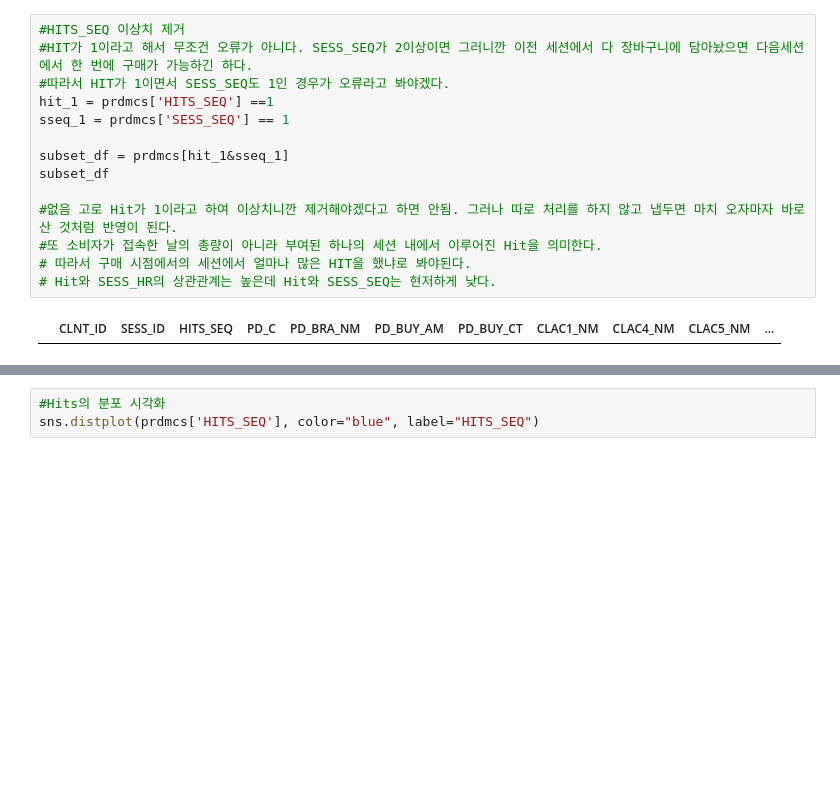
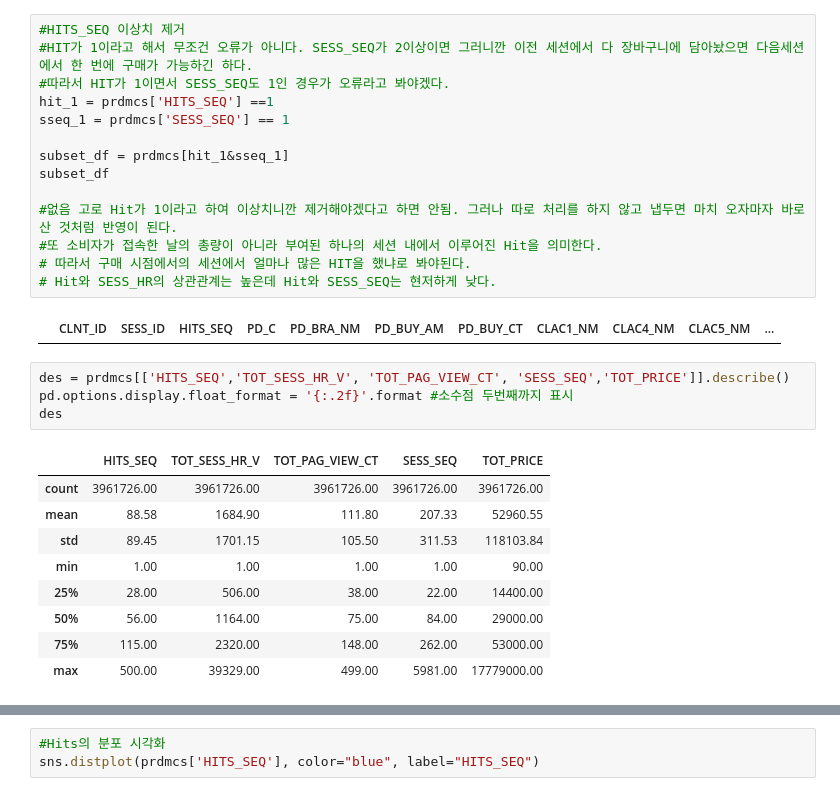
Before and after one commit to chldnjstjr/Lpoint, a Jupyter notebook: Preprocessing.ipynb, the cells around one changed output, grey strips where cells are left out. Drawn from its saved outputs; the diff is of its cells as text; blank space fills up the shorter version.

```diff
--- a/Preprocessing.ipynb
+++ b/Preprocessing.ipynb
@@ -374,3 +374,17 @@ subset_df
 # Hit와 SESS_HR의 상관관계는 높은데 Hit와 SESS_SEQ는 현저하게 낮다.
 # %% [output]
 |  | CLNT_ID | SESS_ID | HITS_SEQ | PD_C | PD_BRA_NM | PD_BUY_AM | PD_BUY_CT | CLAC1_NM | CLAC4_NM | CLAC5_NM | ... |
+# %%
+des = prdmcs[['HITS_SEQ','TOT_SESS_HR_V', 'TOT_PAG_VIEW_CT', 'SESS_SEQ','TOT_PRICE']].describe()
+pd.options.display.float_format = '{:.2f}'.format #소수점 두번째까지 표시
+des
+# %% [output]
+|  | HITS_SEQ | TOT_SESS_HR_V | TOT_PAG_VIEW_CT | SESS_SEQ | TOT_PRICE |
+| count | 3961726.00 | 3961726.00 | 3961726.00 | 3961726.00 | 3961726.00 |
+| mean | 88.58 | 1684.90 | 111.80 | 207.33 | 52960.55 |
+| std | 89.45 | 1701.15 | 105.50 | 311.53 | 118103.84 |
+| min | 1.00 | 1.00 | 1.00 | 1.00 | 90.00 |
+| 25% | 28.00 | 506.00 | 38.00 | 22.00 | 14400.00 |
+| 50% | 56.00 | 1164.00 | 75.00 | 84.00 | 29000.00 |
+| 75% | 115.00 | 2320.00 | 148.00 | 262.00 | 53000.00 |
+| max | 500.00 | 39329.00 | 499.00 | 5981.00 | 17779000.00 |
```
Also changed, not shown: parts of 6 cells of this notebook.
